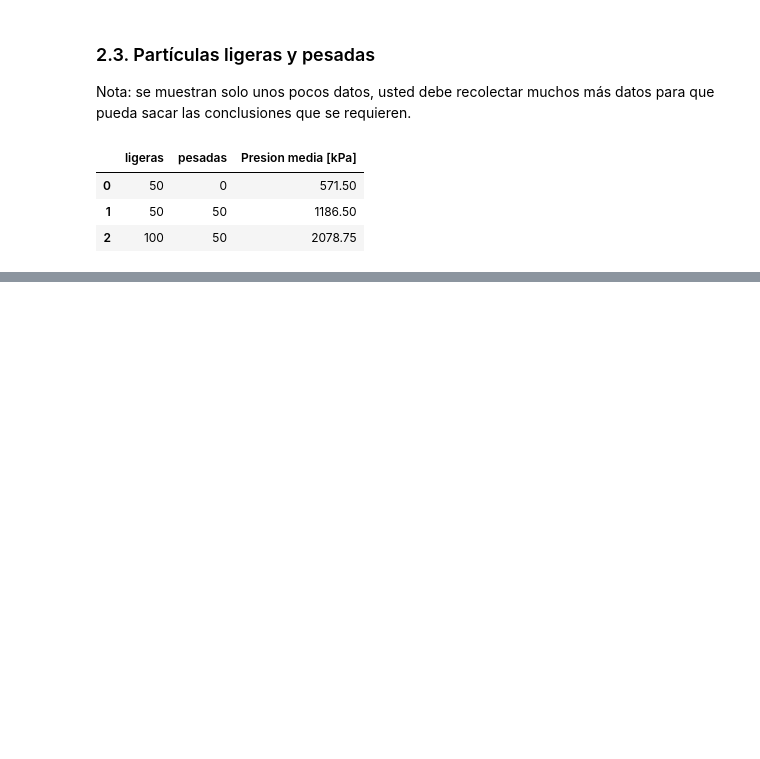
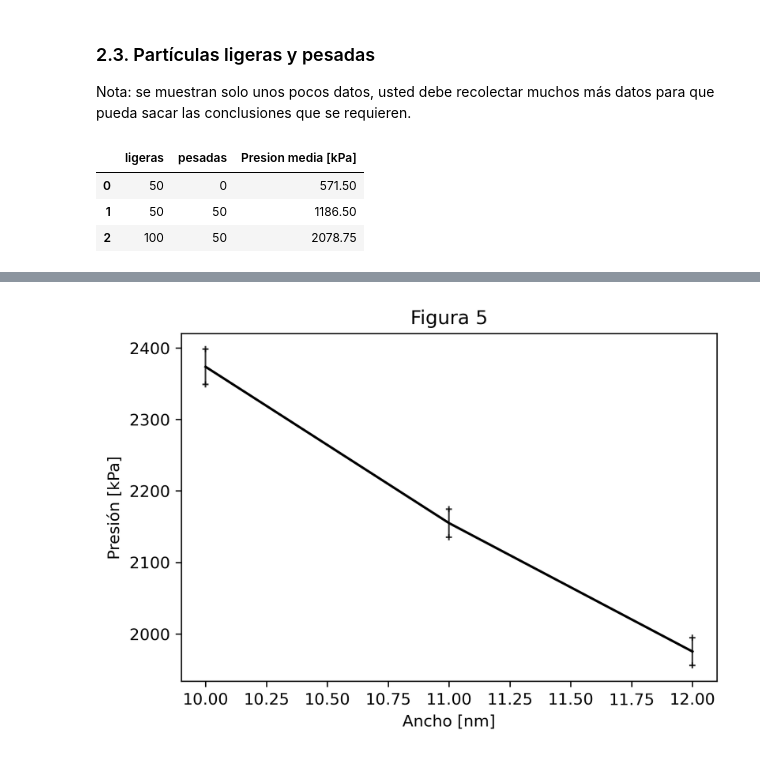
Before and after one commit to davidalejandromiranda/StatisticalPhysics, a Jupyter notebook: notebooks/es_GasIdealPresionTemperaturaParticulas.ipynb, the cells around one changed output, grey strips where cells are left out. Cells and saved outputs as stored; diff of their text form; code cells hidden in the pictures; blank space fills up the shorter version.

```diff
--- a/notebooks/es_GasIdealPresionTemperaturaParticulas.ipynb
+++ b/notebooks/es_GasIdealPresionTemperaturaParticulas.ipynb
@@ -9,6 +9,22 @@ Este *Jupyter Notebook* ha sido creado con el propósito de analizar el número
 import numpy as np
 import matplotlib.pyplot as plt
 import pandas as pd
+# %%
+def plot_with_error(df, x_label, param_label, instrument_error=0, marker='', color='', label=''):
+    x = []
+    y_mean = []
+    y_std  = []
+    for xk, df in df.groupby(x_label):
+        x.append(xk)
+        y_mean.append(np.mean(df[param_label]))
+        y_std.append(max([instrument_error, np.std(df[param_label])]))
+    plt.plot(x, y_mean, marker+color, label=label)
+    for k in range(len(x)):
+        y1 = y_mean[k] - y_std[k]
+        y2 = y_mean[k] + y_std[k]
+        plt.plot(2*[x[k]], [y1, y2], '+-'+color, alpha=0.8, lw=1, ms=4)
+    plt.xlabel(x_label)
+    plt.ylabel(param_label)
 # %% [markdown]
 ## 2. Relación entre la presión y el número de partículas
 Con el simulador para [Gas Ideal de PhET](https://phet.colorado.edu/sims/html/gas-properties/latest/gas-properties_es.html), recolecte datos y grafique la presión en función del número de partículas sin ninguna ligadura (Mantener Constante: Nada).
@@ -153,0 +210,31 @@ Text(0, 0.5, 'Número de partículas pesadas')
+# %%
+ligeras =   0
+pesadas = 200
+temperatura = 300 # K
+data5_list = [
+    ['Ancho [nm]', 'Presión [kPa]'],
+    [ 10         ,  2342 ],
+    [ 10         ,  2401 ],
+    [ 10         ,  2394 ],
+    [ 10         ,  2358 ],
+    [ 11         ,  2145 ],
+    [ 11         ,  2145 ],
+    [ 11         ,  2189 ],
+    [ 11         ,  2141 ],
+    [ 12         ,  1993 ],
+    [ 12         ,  1996 ],
+    [ 12         ,  1959 ],
+    [ 12         ,  1953 ],
+]
+# %%
+data5 = pd.DataFrame(data5_list[1:], columns=data5_list[0])
+# %%
+plt.figure(dpi=300)
+plt.title('Figura 5')
+plot_with_error(
+    data5,
+    'Ancho [nm]',
+    'Presión [kPa]',
+    color='k')
+# %% [output]
+[figure, added]
```
Also changed, not shown: parts of 9 cells of this notebook, 1 other file.
